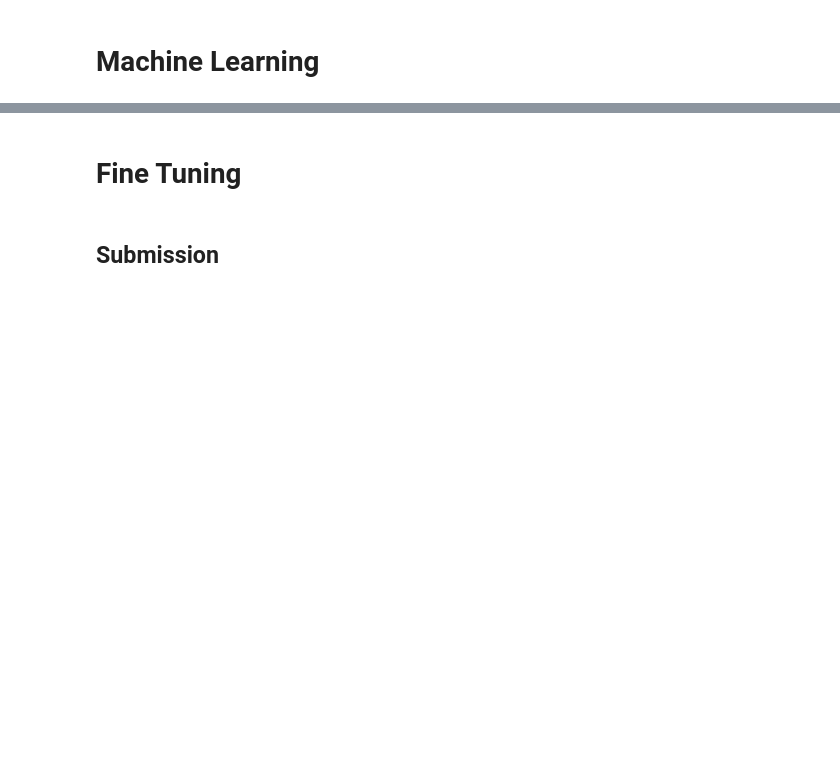
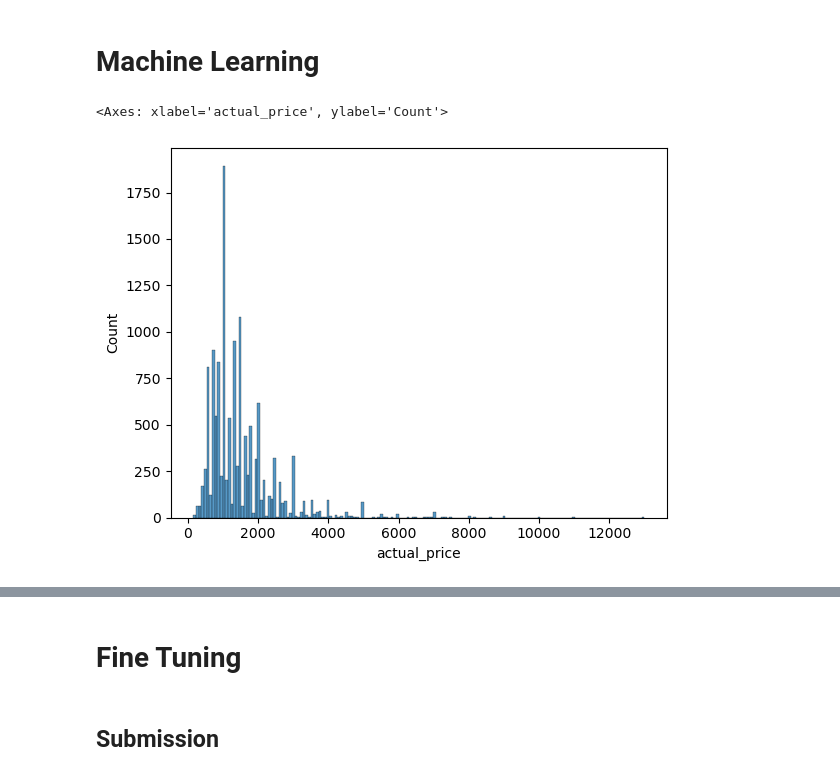
Before and after one commit to Gabrielnbr/hd6, a Jupyter notebook: notebook_hackday_06.ipynb, the cells around one changed output, grey strips where cells are left out. Cells and saved outputs as stored; diff of their text form; code cells hidden in the pictures; blank space fills up the shorter version.

```diff
--- a/notebook_hackday_06.ipynb
+++ b/notebook_hackday_06.ipynb
@@ -221,0 +246,16 @@ Length: 124, dtype: int64
+# %%
+# Trocar os NaN por 'outros'
+
+df_new.loc[df_new['Fabric'].isnull(), 'Fabric'] = 'outros'
+df_new.loc[df_new['Pattern'].isnull(), 'Pattern'] = 'outros'
+df_new.loc[df_new['Style Code'].isnull(), 'Style Code'] = 'outros'
+df_new.loc[df_new['Pack of'].isnull(), 'Pack of'] = 'outros'
+df_new.loc[df_new['Type'].isnull(), 'Type'] = 'outros'
+df_new.loc[df_new['Sleeve'].isnull(), 'Sleeve'] = 'outros'
+df_new.loc[df_new['Fit'].isnull(), 'Fit'] = 'outros'
+df_new.loc[df_new['Ideal For'].isnull(), 'Ideal For'] = 'outros'
+df_new.loc[df_new['Suitable For'].isnull(), 'Suitable For'] = 'outros'
+df_new.loc[df_new['Reversible'].isnull(), 'Reversible'] = 'outros'
+df_new.loc[df_new['Fabric Care'].isnull(), 'Fabric Care'] = 'outros'
+
+df_new.head()
@@ -480,0 +617,5 @@ def MachineLearning(X_train, y_train, X_test, y_test, features_selected):
+# %%
+sns.histplot(data_train['actual_price'])
+# %% [output]
+<Axes: xlabel='actual_price', ylabel='Count'>
+[figure, added]
```
Also changed, not shown: parts of 29 cells of this notebook, 7 other files.
